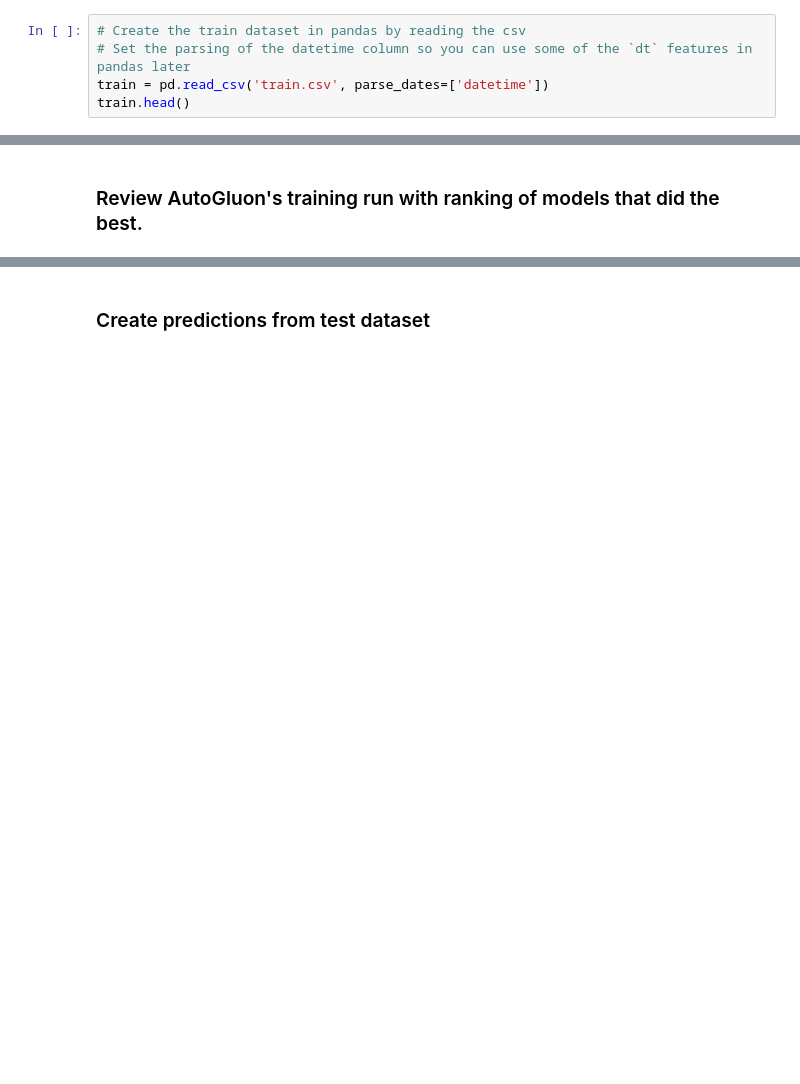
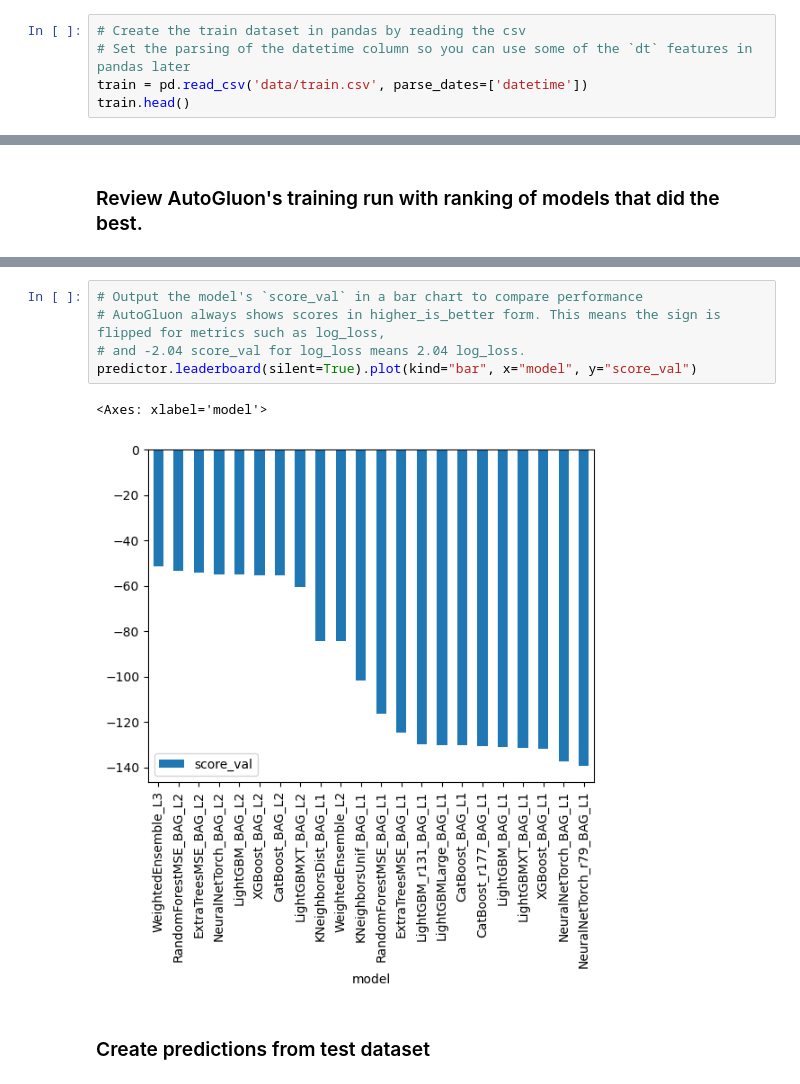
Before and after one commit to soong-lee/cd0385-project-starter, a Jupyter notebook: project/project-template.ipynb, the cells around one changed output, grey strips where cells are left out. Cells and saved outputs as stored; diff of their text form; blank space fills up the shorter version.

```diff
--- a/project/project-template.ipynb
+++ b/project/project-template.ipynb
@@ -102,7 +98,7 @@ from autogluon.tabular import TabularPredictor
 # %%
 # Create the train dataset in pandas by reading the csv
 # Set the parsing of the datetime column so you can use some of the `dt` features in pandas later
-train = pd.read_csv('train.csv', parse_dates=['datetime'])
+train = pd.read_csv('data/train.csv', parse_dates=['datetime'])
 train.head()
 # %% [output]
 |  | datetime | season | holiday | workingday | weather | temp | atemp | humidity | windspeed | casual | ... |
@@ -372,3 +258,11 @@ Estimated performance of each model:
+# %%
+# Output the model's `score_val` in a bar chart to compare performance
+# AutoGluon always shows scores in higher_is_better form. This means the sign is flipped for metrics such as log_loss,
+# and -2.04 score_val for log_loss means 2.04 log_loss.
+predictor.leaderboard(silent=True).plot(kind="bar", x="model", y="score_val")
+# %% [output]
+<Axes: xlabel='model'>
+[figure, added]
 # %% [markdown]
 ### Create predictions from test dataset
 # %%
```
Also changed, not shown: parts of 42 cells of this notebook.
